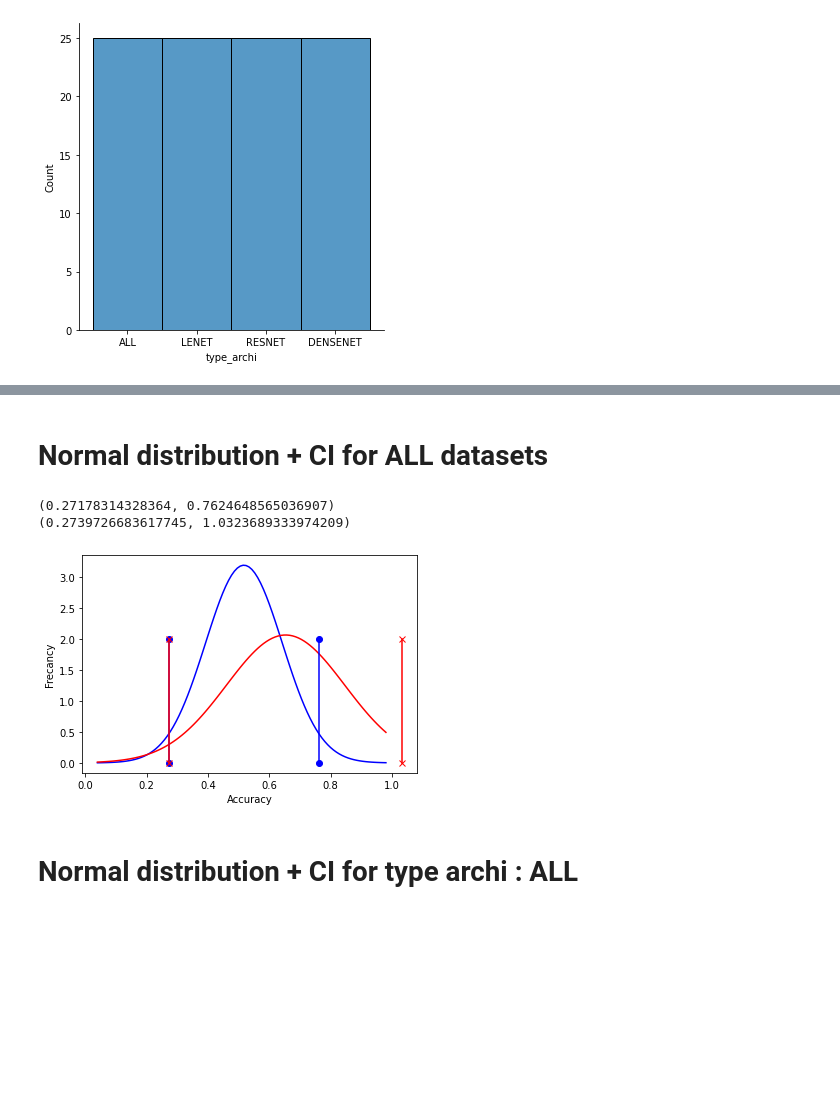
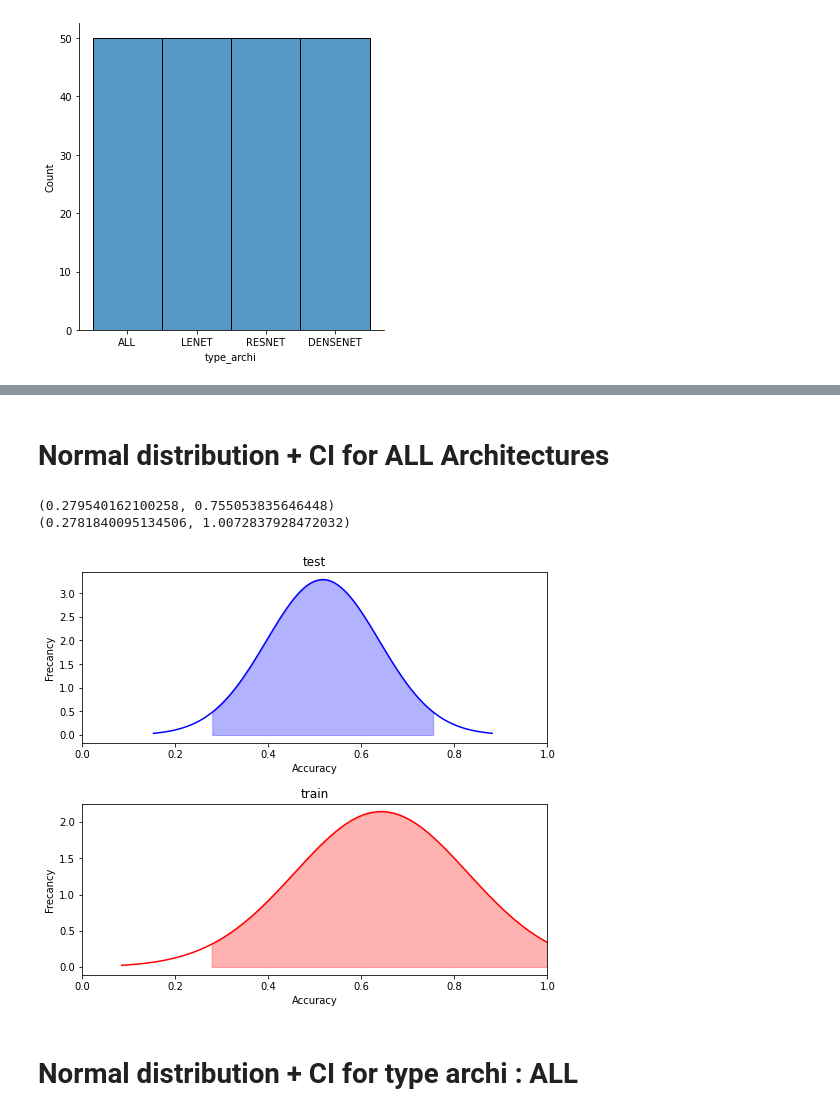
Before and after one commit to AntoineGr1/Memoire_code, a Jupyter notebook: Analyse_Architecture_v3.ipynb, the cells around one changed output, grey strips where cells are left out. Saved outputs shown, nothing was run; the diff lists cells and outputs as text; code cells hidden in the pictures; blank space fills up the shorter version.

```diff
--- a/Analyse_Architecture_v3.ipynb
+++ b/Analyse_Architecture_v3.ipynb
@@ -10,6 +10,8 @@ import seaborn as sns
 import os
 import glob
 import numpy as np
+# %%
+plt.rcParams["figure.figsize"] = (8,7)
 # %% [markdown]
 # Functions
 # %%
@@ -734,7 +736,7 @@ sns.boxplot(y='epochs', x='type_archi', data=test6)
 # Experiment 7 : Diversitas
 - batch 64
 # %%
-test7 = data[230:330]
+test7 = data[230:430]
 # %%
 test7["Diff"] = test7['train_result_acc']-test7['test_result_acc']
 # %% [output]
@@ -863,5 +865,5 @@ sns.boxplot(y='epochs', x='type_archi', data=test7)
 # %% [markdown]
-# Normal distribution + CI for ALL datasets
+# Normal distribution + CI for ALL Architectures
 # %%
 mu_test = mean(test7['test_result_acc'])
 sigma_test = stdev(test7['test_result_acc'])
@@ -869,39 +871,57 @@ sigma_test = stdev(test7['test_result_acc'])
 mu_train = mean(test7['train_result_acc'])
 sigma_train = stdev(test7['train_result_acc'])
 # %%
-x_test = np.linspace(mu - 3*sigma_test, mu_test + 3*sigma_test, 100)
+fig, (axs0, axs1) = plt.subplots(2)
+
+fig.tight_layout(pad=4.0)
+
+x_test = np.linspace(mu_test - 3*sigma_test, mu_test + 3*sigma_test, 100)
 x_train = np.linspace(mu_train - 3*sigma_train, mu_train + 3*sigma_train, 100)
 
-plt.plot(x, stats.norm.pdf(x, mu_test, sigma_test), color="blue")
-plt.plot(x, stats.norm.pdf(x, mu_train, sigma_train), color ="red")
+# plot courbe
 
-plt.xlabel("Accuracy")
-plt.ylabel("Frecancy")
+axs0.plot(x_test, stats.norm.pdf(x_test, mu_test, sigma_test), color="blue")
+axs1.plot(x_train, stats.norm.pdf(x_train, mu_train, sigma_train), color ="red")
+
 
 ci = scipy.stats.norm.interval(0.95, loc=mu_test, scale=sigma_test)
 ci_2 = scipy.stats.norm.interval(0.95, loc=mu_train, scale=sigma_train)
 print(ci)
 print(ci_2)
 
-# cnfidence interval left line
-one_x12, one_y12 = [ci[0],ci[0]], [0, 2]
-# cnfidence interval right line
-two_x12, two_y12 = [ci[1],ci[1]], [0, 2]
+x_fill_test = np.arange(ci[0], ci[1], 0.001)
+y_fill_test = stats.norm.pdf(x_fill_test, mu_test, sigma_test)
 
-# cnfidence interval left line
-one_x12_2, one_y12_2 = [ci_2[0],ci_2[0]], [0, 2]
-# cnfidence interval right line
-two_x12_2, two_y12_2 = [ci_2[1],ci_2[1]], [0, 2]
+x_fill_train = np.arange(ci_2[0], ci_2[1], 0.001)
+y_fill_train = stats.norm.pdf(x_fill_train, mu_train, sigma_train)
 
-plt.plot(one_x12, one_y12, two_x12, two_y12, marker = 'o', color='blue')
-plt.plot(one_x12_2, one_y12_2, two_x12_2, two_y12_2, marker = 'x', color='red')
+
+# plot fill
+axs0.fill_between(x_fill_test,y_fill_test,0, alpha=0.3, color='b')
+axs1.fill_between(x_fill_train,y_fill_train,0, alpha=0.3, color='r')
+
+
+# axis names
+axs0.set_xlabel("Accuracy")
+axs0.set_ylabel("Frecancy")
+
+axs1.set_xlabel("Accuracy")
+axs1.set_ylabel("Frecancy")
+
+# title
+axs0.set_title("test")
+axs1.set_title("train")
+
+#scale
+axs0.set_xlim([0,1])
+axs1.set_xlim([0,1])
 
 
 plt.show()
 # %% [output]
-(0.27178314328364, 0.7624648565036907)
-(0.2739726683617745, 1.0323689333974209)
+(0.279540162100258, 0.755053835646448)
+(0.2781840095134506, 1.0072837928472032)
-[figure, old version]
+[figure, new version]
 # %% [markdown]
 # Normal distribution + CI for type archi : ALL
 # %%
```
Also changed, not shown: parts of 51 cells of this notebook.
